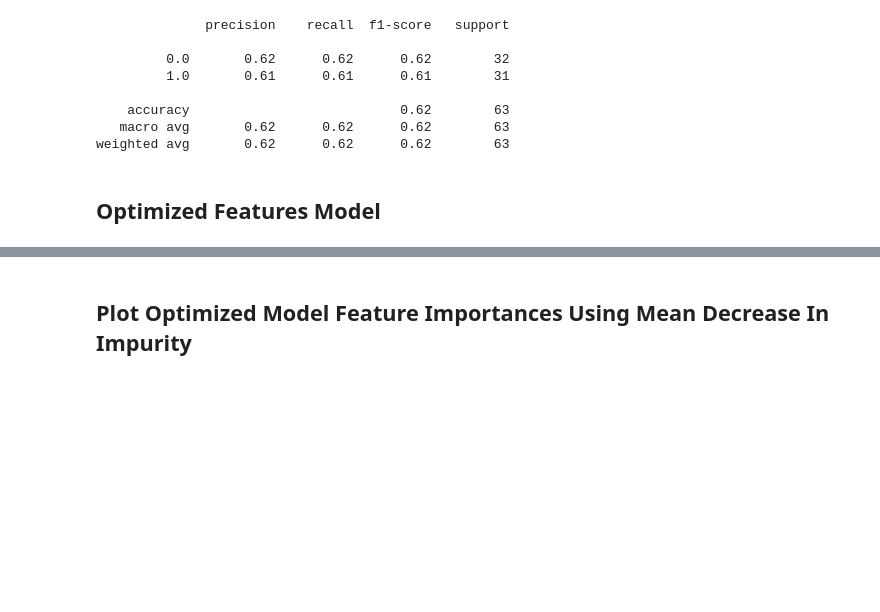
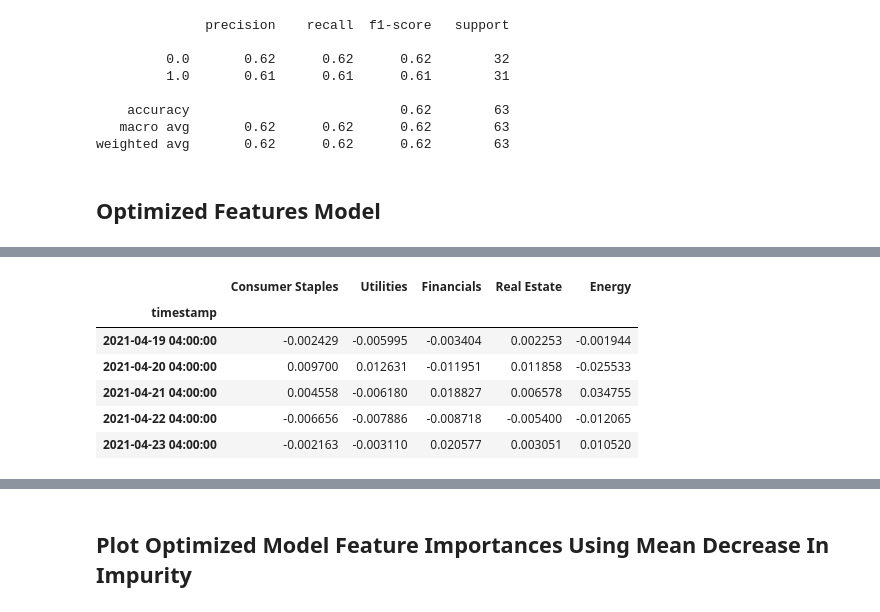
Before and after one commit to Analitico-771/machine_learning_index_prediction, a Jupyter notebook: sp500_random_forrest.ipynb, the cells around one changed output, grey strips where cells are left out. Saved outputs shown, nothing was run; the diff lists cells and outputs as text; code cells hidden in the pictures; blank space fills up the shorter version.

```diff
--- a/sp500_random_forrest.ipynb
+++ b/sp500_random_forrest.ipynb
@@ -210,0 +164,16 @@ dropped_X_columns
+# %%
+# Re-train the Optimized X dataframe
+train_split_1 = get_train_split(X_optimized, y)
+# Deconstruct the returned object values
+X_test_1, X_train_scaled_1, X_test_scaled_1, y_train_1, y_test_1 = train_split_1.values()
+
+# Review optimized results
+X_optimized.head()
+# %% [output]
+|  | Consumer Staples | Utilities | Financials | Real Estate | Energy |
+| timestamp |  |  |  |  |  |
+| 2021-04-19 04:00:00 | -0.002429 | -0.005995 | -0.003404 | 0.002253 | -0.001944 |
+| 2021-04-20 04:00:00 | 0.009700 | 0.012631 | -0.011951 | 0.011858 | -0.025533 |
+| 2021-04-21 04:00:00 | 0.004558 | -0.006180 | 0.018827 | 0.006578 | 0.034755 |
+| 2021-04-22 04:00:00 | -0.006656 | -0.007886 | -0.008718 | -0.005400 | -0.012065 |
+| 2021-04-23 04:00:00 | -0.002163 | -0.003110 | 0.020577 | 0.003051 | 0.010520 |
```
Also changed, not shown: parts of 17 cells of this notebook, 1 other file.
